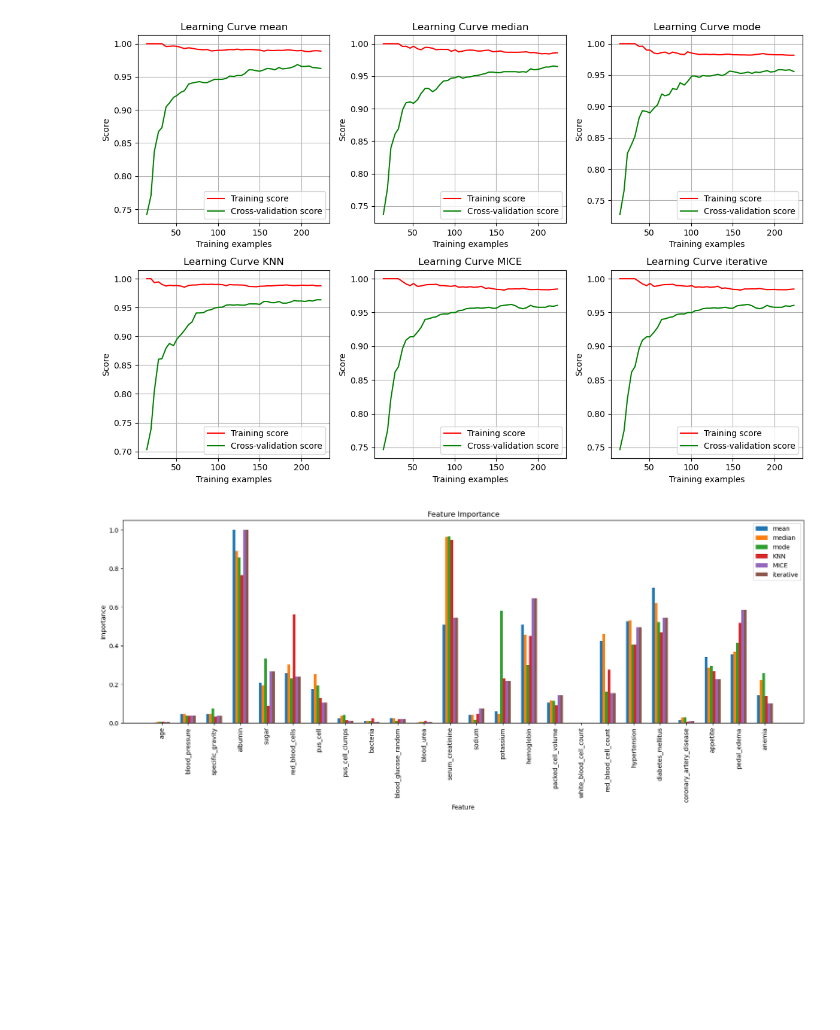
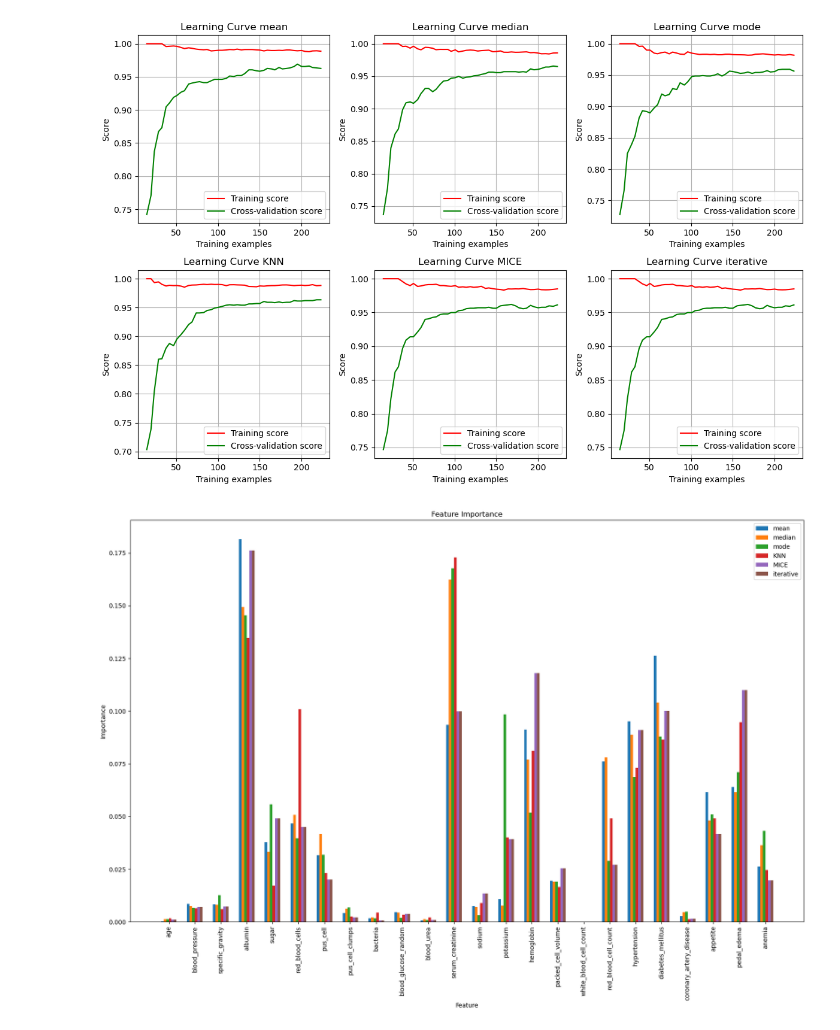
Before and after one commit to luisastue/datascience-ckd, a Jupyter notebook: 5.4_logistic_regression.ipynb, the cells around one changed output. Drawn from its saved outputs; the diff is of its cells as text; code cells hidden in the pictures; blank space fills up the shorter version.

Commit message:
feature_importances all

```diff
--- a/5.4_logistic_regression.ipynb
+++ b/5.4_logistic_regression.ipynb
@@ -138,31 +44,31 @@ plot_learning_curves(results['learning_curves'])
 # %%
 import pandas as pd
 from sklearn.preprocessing import MinMaxScaler
 from util.functions import plot_feature_importances
 import numpy as np
 # plot all feature importances as subplots
 feature_importances = {}
 df_numeric = pd.read_csv('processed/df_numeric.csv')
-all_fi = []
+feature_importances_df = pd.DataFrame(columns=df_numeric.drop(columns=['class']).columns, index=pd.MultiIndex.from_product([results['models'].keys(), range(5)], names=['imputation', 'iteration']))
+
 for (name, models) in results['models'].items():
     norm_coeff = []
-    for model in models:
+    for i, model in enumerate(models):
         coefficients = model.coef_[0]
         # Take the absolute values
         abs_coefficients = abs(coefficients)
 
         # Normalize the absolute coefficients
         scaler = MinMaxScaler()
-        normalized_coefficients = scaler.fit_transform(abs_coefficients.reshape(-1, 1)).flatten()
+        coefficients = scaler.fit_transform(abs_coefficients.reshape(-1, 1)).flatten()
+        normalized_coefficients = coefficients / coefficients.sum()
         norm_coeff.append(normalized_coefficients)
-        all_fi.append(normalized_coefficients)
+        feature_importances_df.loc[(name, i)] = normalized_coefficients
+
 
     feature_importances[name] = pd.DataFrame({'Importance': np.mean(norm_coeff, axis=0)}, index=df_numeric.drop(columns=['class']).columns)
 
-mean = np.mean(all_fi, axis=0)
-norm = mean / np.sum(mean)
-all_fi_df = pd.DataFrame(norm, index=df_numeric.drop(columns=['class']).columns, columns=['Importance'])
-all_fi_df.to_csv('results/feature_importances_logistic_regression.csv')
+feature_importances_df.to_csv('results/feature_importances_logistic_regression.csv', index=True)
 plot_feature_importances(feature_importances)
 # %% [output]
-[figure, old version]
+[figure, new version]
```
Also changed, not shown: parts of 1 cell of this notebook, 25 other files.
